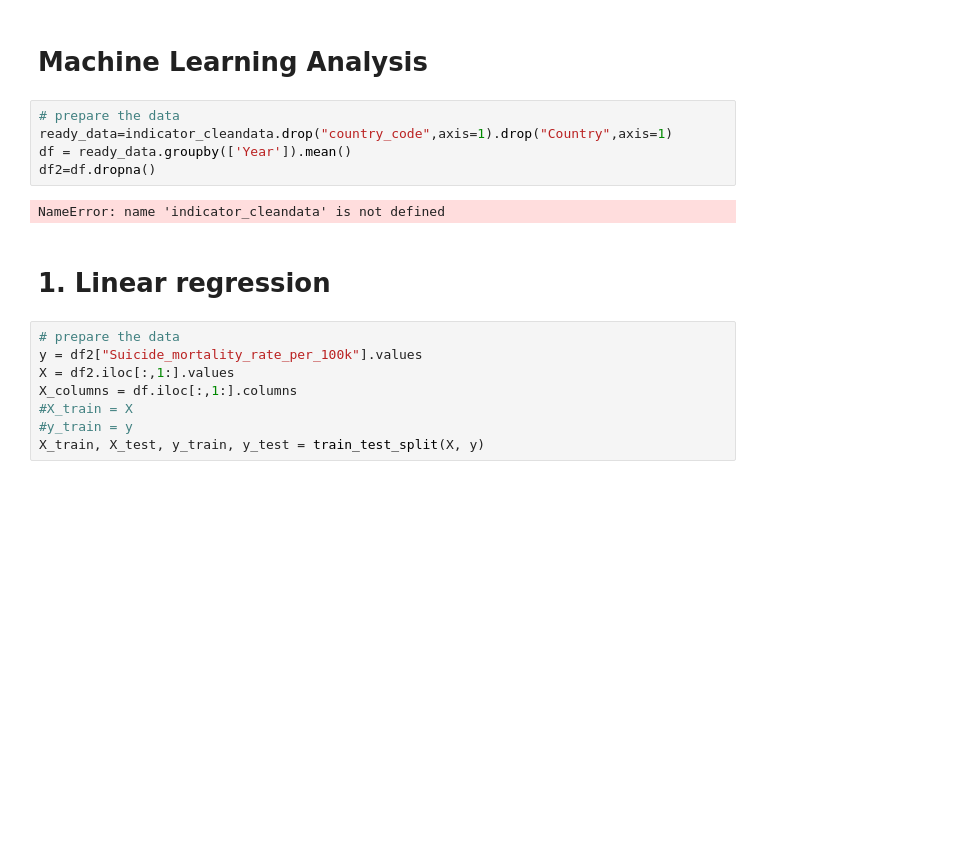
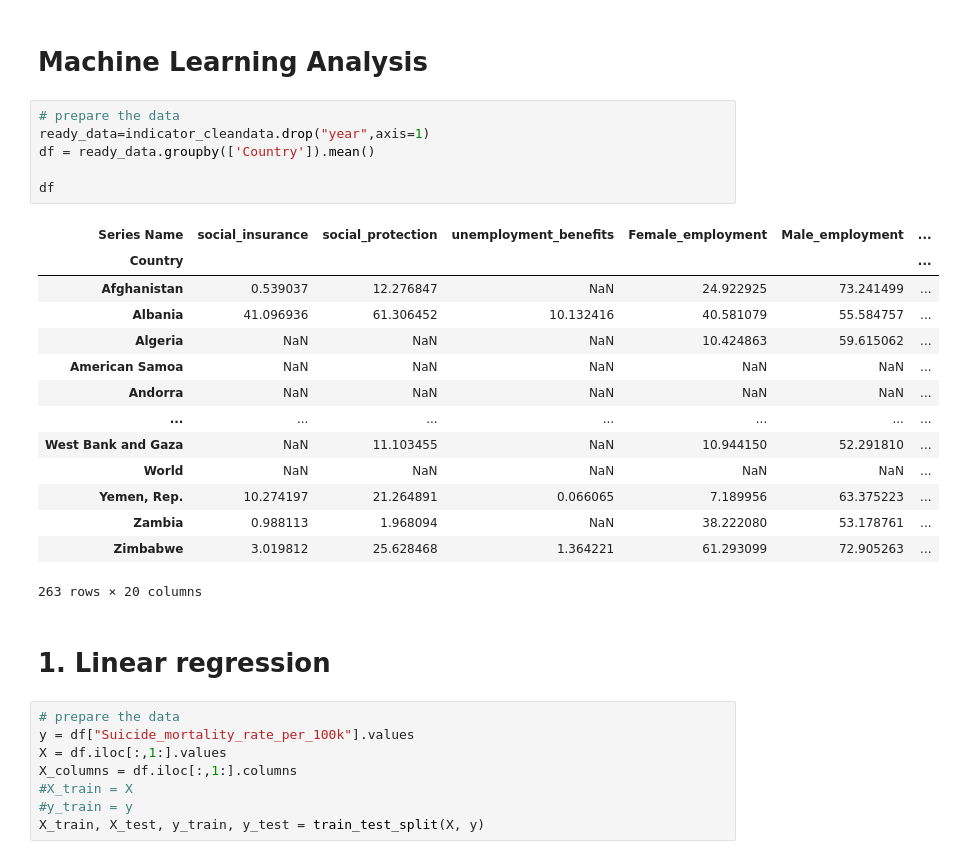
Before and after one commit to ermiasgelaye/Mental-Health-Predictor, a Jupyter notebook: machine_learning_analysis.ipynb, the cells around one changed output. Drawn from its saved outputs; the diff is of its cells as text; blank space fills up the shorter version.

```diff
--- a/machine_learning_analysis.ipynb
+++ b/machine_learning_analysis.ipynb
@@ -235,17 +253,31 @@ NameError: name 'df_cc_target' is not defined
 # Machine Learning Analysis
 # %%
 # prepare the data
-ready_data=indicator_cleandata.drop("country_code",axis=1).drop("Country",axis=1)
-df = ready_data.groupby(['Year']).mean()
-df2=df.dropna()
+ready_data=indicator_cleandata.drop("year",axis=1)
+df = ready_data.groupby(['Country']).mean()
+
+df
 # %% [output]
+| Series Name | social_insurance | social_protection | unemployment_benefits | Female_employment | Male_employment | ... |
+| Country |  |  |  |  |  | ... |
+| Afghanistan | 0.539037 | 12.276847 | NaN | 24.922925 | 73.241499 | ... |
+| Albania | 41.096936 | 61.306452 | 10.132416 | 40.581079 | 55.584757 | ... |
+| Algeria | NaN | NaN | NaN | 10.424863 | 59.615062 | ... |
+| American Samoa | NaN | NaN | NaN | NaN | NaN | ... |
+| Andorra | NaN | NaN | NaN | NaN | NaN | ... |
+| ... | ... | ... | ... | ... | ... | ... |
+| West Bank and Gaza | NaN | 11.103455 | NaN | 10.944150 | 52.291810 | ... |
+| World | NaN | NaN | NaN | NaN | NaN | ... |
+| Yemen, Rep. | 10.274197 | 21.264891 | 0.066065 | 7.189956 | 63.375223 | ... |
+| Zambia | 0.988113 | 1.968094 | NaN | 38.222080 | 53.178761 | ... |
+| Zimbabwe | 3.019812 | 25.628468 | 1.364221 | 61.293099 | 72.905263 | ... |
-NameError: name 'indicator_cleandata' is not defined
+263 rows × 20 columns
 # %% [markdown]
 # 1. Linear regression
 # %%
 # prepare the data
-y = df2["Suicide_mortality_rate_per_100k"].values
-X = df2.iloc[:,1:].values
+y = df["Suicide_mortality_rate_per_100k"].values
+X = df.iloc[:,1:].values
 X_columns = df.iloc[:,1:].columns
 #X_train = X
 #y_train = y
```
Also changed, not shown: parts of 6 cells of this notebook, 7 other files.
